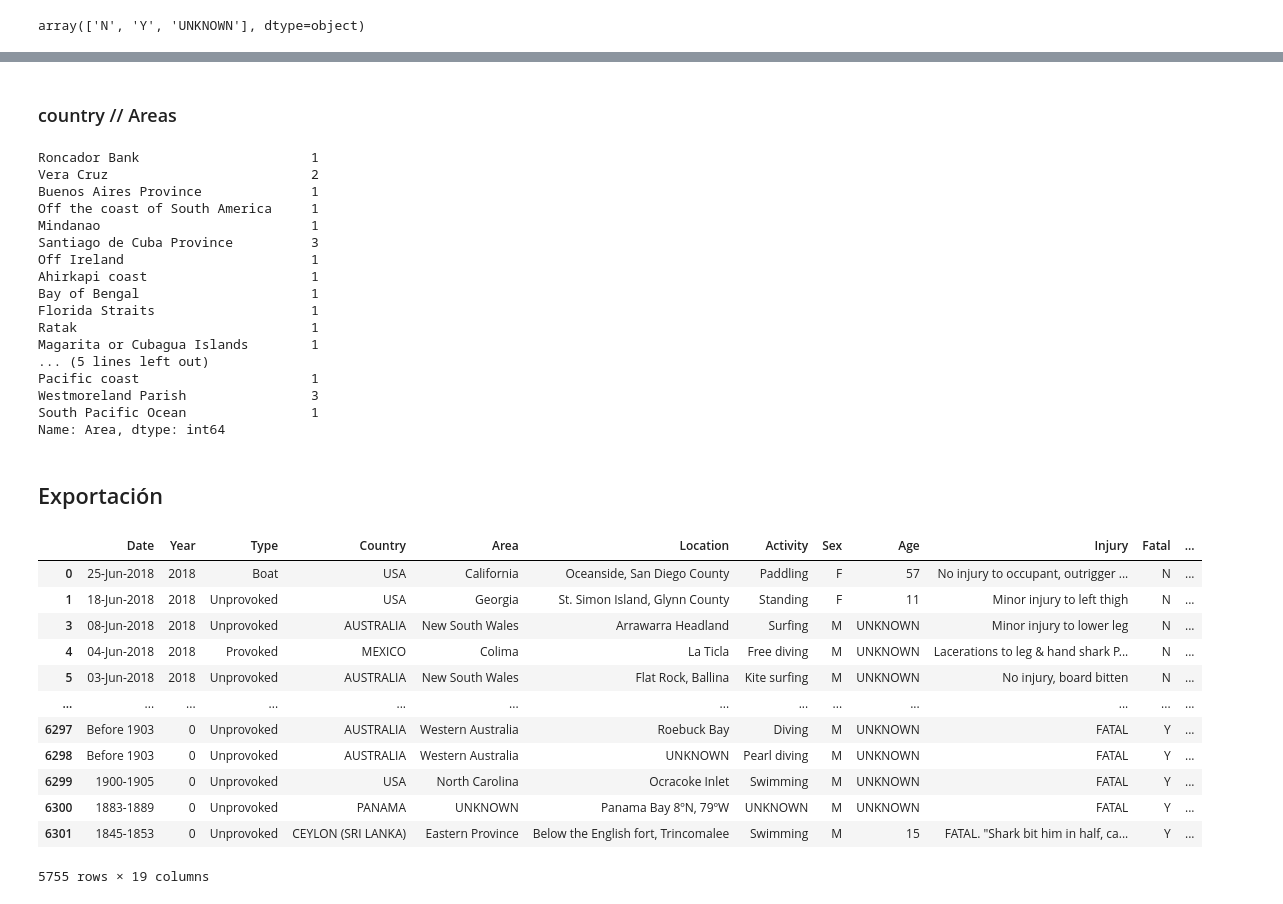
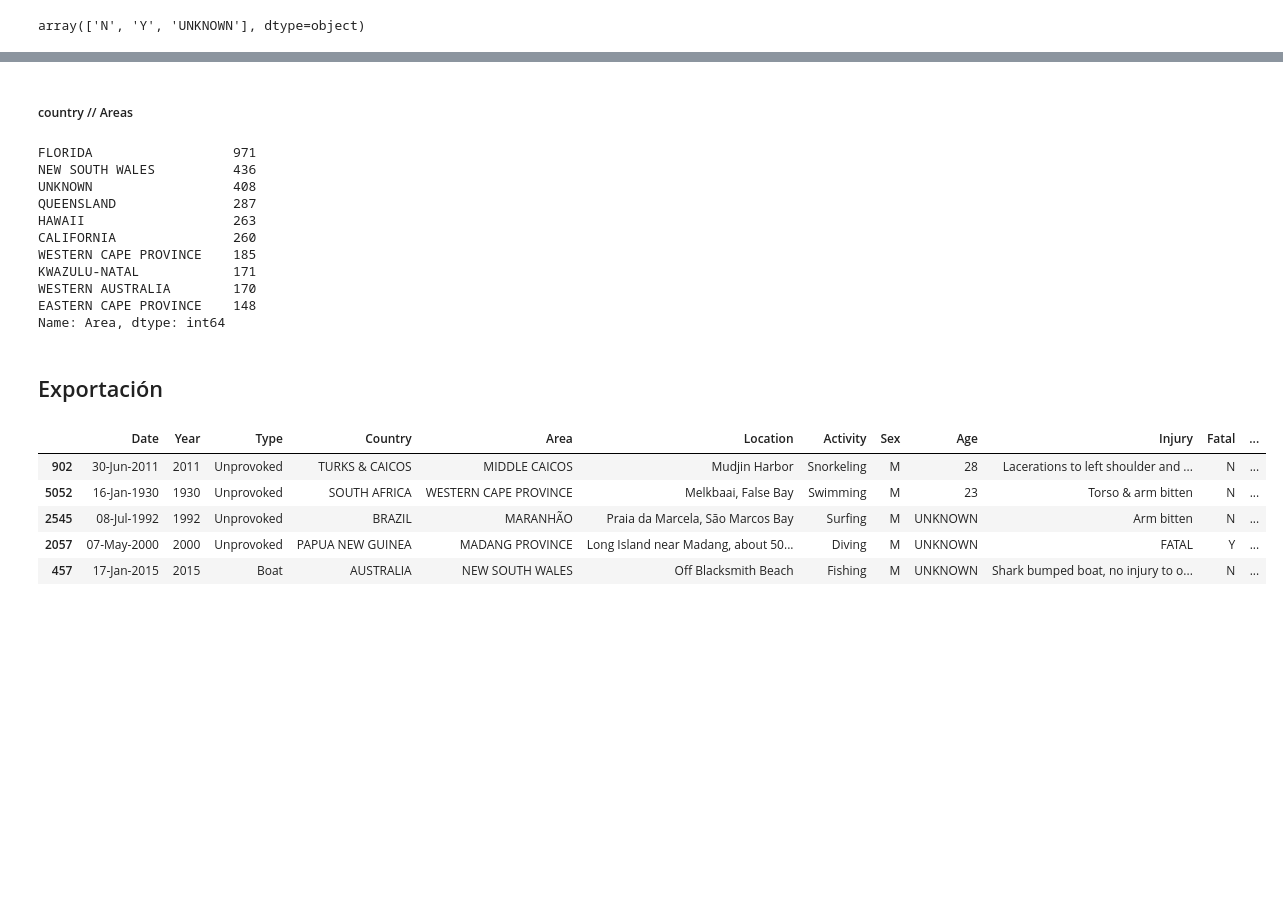
Before and after one commit to data2021oct/sharks, a Jupyter notebook: clean.ipynb, the cells around one changed output, grey strips where cells are left out. Drawn from its saved outputs; the diff is of its cells as text; code cells hidden in the pictures; blank space fills up the shorter version.

```diff
--- a/clean.ipynb
+++ b/clean.ipynb
@@ -271,7 +229,7 @@ Name: Act, Length: 5755, dtype: object>
 - como en Type tenemos "Boat" para saber si hay ataques direcatemente a los barcos, pero luego en activity "Fishing" la mayoría son desde barcos, vamos a crear una columna "Boat" incluyendo todos los registros que son type "Boat" además de los que no son "Boat" pero son Fishin
 # %%
 #filtramos todos registros que son tipo Boat y de los que no son tipo Boat pero son activity fishing para ver cuantos realemnte van en barco
-sharks["Boat"] = np.where(((sharks["Type"] == "Boat")|((sharks["Type"] != "Boat") & (sharks["Act"] == "Fishing"))),True,False)
+sharks["Boat"] = np.where(((sharks["Type"] == "Boat")|((sharks["Type"] != "Boat") & (sharks["Act"] == "Fishing"))),"Yes","No")
 # %%
 sharks.Boat.value_counts()
 # %% [output]
@@ -311,5 +262,7 @@ Index(['Date', 'Year', 'Type', 'Country', 'Area', 'Location', 'Activity',
 # %%
+#creamos nueva columna con un resumen de tipos de lesiones
 sharks["Injur_Type"] = sharks.Injury.apply(cf.actividades)
+sharks["Injur_Type"] = sharks["Injur_Type"].str.upper()
 # %%
 sharks.Injur_Type.unique()
 # %% [output]
@@ -331,4 +285,5 @@ no vamos a usar esta columna, porque para nuestros datos no nos intersa a qué h
 sharks["Spec"] = sharks.Species.str.extract(r'(\w{3,}(?= shark))')
 # %%
 sharks["Spec"].fillna("UNKONWN", inplace = True)
+sharks["Spec"] = sharks["Spec"].str.upper()
 # %%
@@ -356,43 +298,32 @@ array(['White', 'UNKONWN', 'Tiger', 'Lemon', 'Bull', 'reef', 'nurse',
 # %% [markdown]
-### country // Areas
+#####  country // Areas
 # %%
-sharks.Area.value_counts().sample(20) #las areas nos interesan sobre todo Florida en comparación con el resto...
+sharks["Country"] = sharks["Country"].str.upper()
+sharks["Area"] = sharks["Area"].str.upper()
+sharks.Area.value_counts().head(10) #las areas nos interesan sobre todo Florida en comparación con el resto...
 # %% [output]
-Roncador Bank                      1
-Vera Cruz                          2
-Buenos Aires Province              1
-Off the coast of South America     1
-Mindanao                           1
-Santiago de Cuba Province          3
-Off Ireland                        1
-Ahirkapi coast                     1
-Bay of Bengal                      1
-Florida Straits                    1
-Ratak                              1
-Magarita or Cubagua Islands        1
-... (5 lines left out)
-Pacific coast                      1
-Westmoreland Parish                3
-South Pacific Ocean                1
+FLORIDA                  971
+NEW SOUTH WALES          436
+UNKNOWN                  408
+QUEENSLAND               287
+HAWAII                   263
+CALIFORNIA               260
+WESTERN CAPE PROVINCE    185
+KWAZULU-NATAL            171
+WESTERN AUSTRALIA        170
+EASTERN CAPE PROVINCE    148
 Name: Area, dtype: int64
 # %% [markdown]
 ## Exportación
 # %%
-sharks
+sharks.sample(5)
 # %% [output]
 |  | Date | Year | Type | Country | Area | Location | Activity | Sex | Age | Injury | Fatal | ... |
-| 0 | 25-Jun-2018 | 2018 | Boat | USA | California | Oceanside, San Diego County | Paddling | F | 57 | No injury to occupant, outrigger ... | N | ... |
-| 1 | 18-Jun-2018 | 2018 | Unprovoked | USA | Georgia | St. Simon Island, Glynn County | Standing | F | 11 | Minor injury to left thigh | N | ... |
-| 3 | 08-Jun-2018 | 2018 | Unprovoked | AUSTRALIA | New South Wales | Arrawarra Headland | Surfing | M | UNKNOWN | Minor injury to lower leg | N | ... |
-| 4 | 04-Jun-2018 | 2018 | Provoked | MEXICO | Colima | La Ticla | Free diving | M | UNKNOWN | Lacerations to leg & hand shark P... | N | ... |
-| 5 | 03-Jun-2018 | 2018 | Unprovoked | AUSTRALIA | New South Wales | Flat Rock, Ballina | Kite surfing | M | UNKNOWN | No injury, board bitten | N | ... |
-| ... | ... | ... | ... | ... | ... | ... | ... | ... | ... | ... | ... | ... |
-| 6297 | Before 1903 | 0 | Unprovoked | AUSTRALIA | Western Australia | Roebuck Bay | Diving | M | UNKNOWN | FATAL | Y | ... |
-| 6298 | Before 1903 | 0 | Unprovoked | AUSTRALIA | Western Australia | UNKNOWN | Pearl diving | M | UNKNOWN | FATAL | Y | ... |
-| 6299 | 1900-1905 | 0 | Unprovoked | USA | North Carolina | Ocracoke Inlet | Swimming | M | UNKNOWN | FATAL | Y | ... |
-| 6300 | 1883-1889 | 0 | Unprovoked | PANAMA | UNKNOWN | Panama Bay 8ºN, 79ºW | UNKNOWN | M | UNKNOWN | FATAL | Y | ... |
-| 6301 | 1845-1853 | 0 | Unprovoked | CEYLON (SRI LANKA) | Eastern Province | Below the English fort, Trincomalee | Swimming | M | 15 | FATAL. "Shark bit him in half, ca... | Y | ... |
+| 902 | 30-Jun-2011 | 2011 | Unprovoked | TURKS & CAICOS | MIDDLE CAICOS | Mudjin Harbor | Snorkeling | M | 28 | Lacerations to left shoulder and ... | N | ... |
+| 5052 | 16-Jan-1930 | 1930 | Unprovoked | SOUTH AFRICA | WESTERN CAPE PROVINCE | Melkbaai, False Bay | Swimming | M | 23 | Torso & arm bitten | N | ... |
+| 2545 | 08-Jul-1992 | 1992 | Unprovoked | BRAZIL | MARANHÃO | Praia da Marcela, São Marcos Bay | Surfing | M | UNKNOWN | Arm bitten | N | ... |
+| 2057 | 07-May-2000 | 2000 | Unprovoked | PAPUA NEW GUINEA | MADANG PROVINCE | Long Island near Madang, about 50... | Diving | M | UNKNOWN | FATAL | Y | ... |
+| 457 | 17-Jan-2015 | 2015 | Boat | AUSTRALIA | NEW SOUTH WALES | Off Blacksmith Beach | Fishing | M | UNKNOWN | Shark bumped boat, no injury to o... | N | ... |
-5755 rows × 19 columns
 # %%
 #exportarmos sharky
 sharks.to_csv("data/sharks.csv")
```
Also changed, not shown: parts of 31 cells of this notebook, 2 other files.
